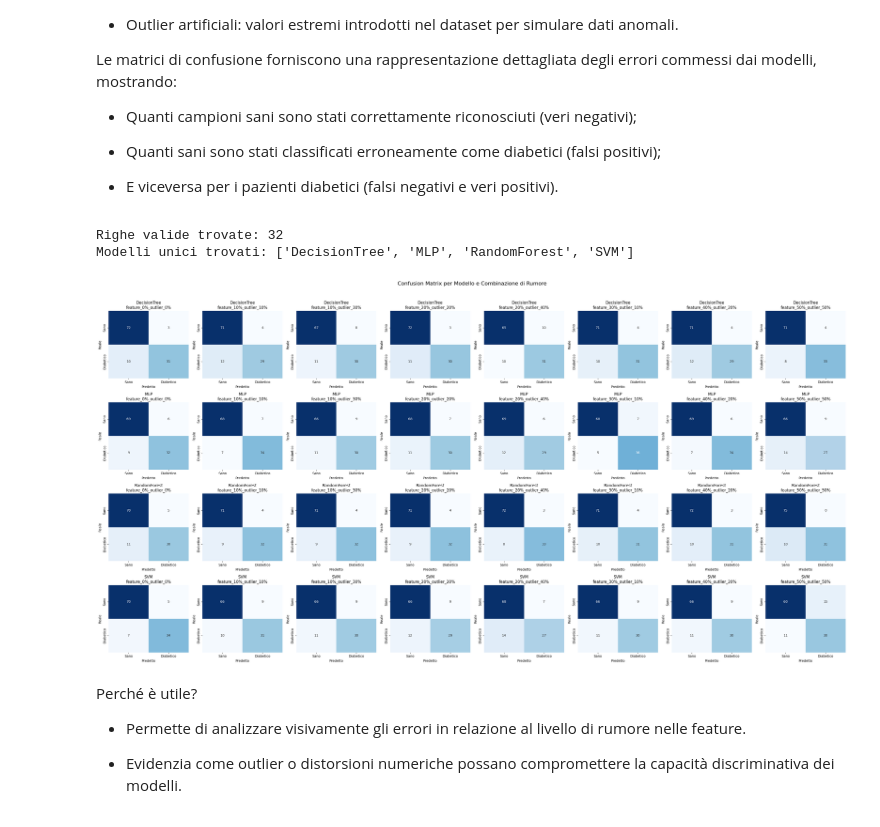
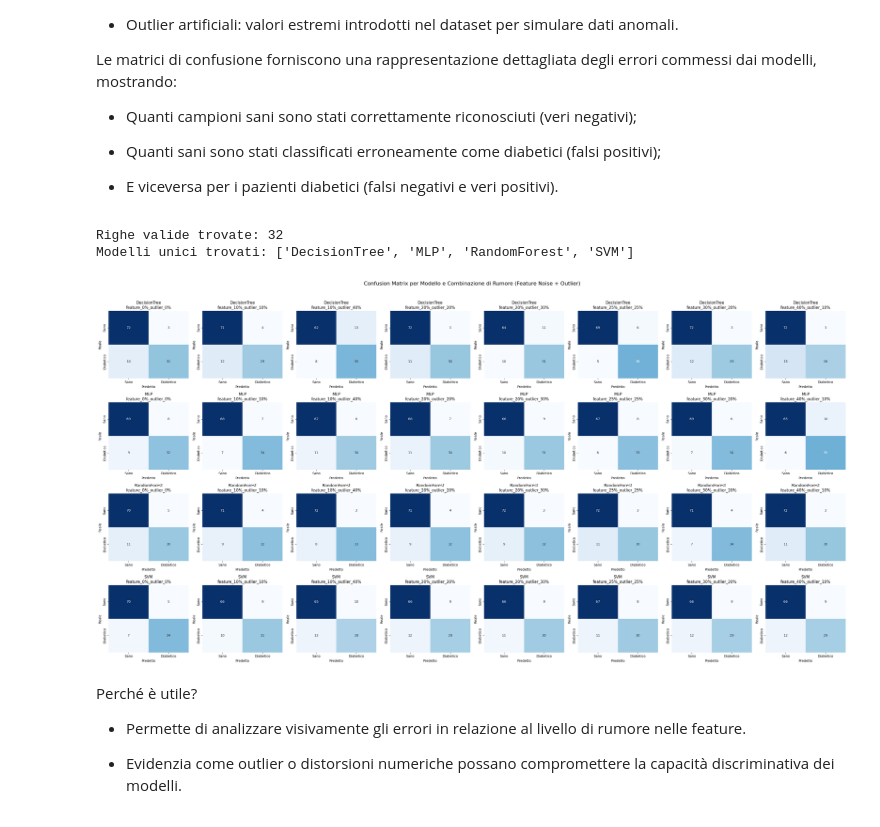
Before and after one commit to oleksandragolub/progetto-architettura-dati-with-ml, a Jupyter notebook: feature_noise_with_feature_outliers.ipynb, the cells around one changed output. Cells and saved outputs as stored; diff of their text form; code cells hidden in the pictures.

```diff
--- a/feature_noise_with_feature_outliers.ipynb
+++ b/feature_noise_with_feature_outliers.ipynb
@@ -1043,15 +1048,17 @@ cv = StratifiedKFold(n_splits=5, shuffle=True, random_state=42)
 
 all_results = []
 
+# Combinazioni FINO al 50% totale (feature + outliners <= 0.5)
 combinations = [
-    (0.0, 0.0),
-    (0.1, 0.1),
-    (0.2, 0.2),
-    (0.3, 0.1),
-    (0.1, 0.3),
-    (0.4, 0.2),
-    (0.2, 0.4),
-    (0.5, 0.5)
+    (0.0, 0.0),      # baseline
+    (0.10, 0.10),    # diagonale 20%
+    (0.20, 0.20),    # diagonale 40%
+    (0.25, 0.25),    # diagonale 50%
+
+    (0.30, 0.20),    # sbilanciate (sempre <= 0.5)
+    (0.20, 0.30),
+    (0.40, 0.10),
+    (0.10, 0.40),
 ]
 
 for feature_noise, outlier_noise in combinations:
@@ -1206,7 +1213,7 @@ Le matrici di confusione forniscono una rappresentazione dettagliata degli error
 - E viceversa per i pazienti diabetici (falsi negativi e veri positivi).
 # %%
 # Aggiungi colonna per CM valida
-results_df_feature_outliers["Noise"] = results_df_feature_outliers .apply(
+results_df_feature_outliers["Noise"] = results_df_feature_outliers.apply(
     lambda row: f"feature_{int(row['Feature_Noise_Level']*100)}%_outlier_{int(row['Outlier_Level']*100)}%",
     axis=1
 )
@@ -1219,9 +1226,9 @@ results_df_feature_outliers["has_cm"] = results_df_feature_outliers["Confusion_M
 # Filtra righe con CM valida
 pattern_valido = r"^feature_\d+%_outlier_\d+%$"
 
-valid_df = results_df_feature_outliers [
-    (results_df_feature_outliers ["has_cm"] == True) &
-    (results_df_feature_outliers ["Noise"].str.match(pattern_valido, na=False))
+valid_df = results_df_feature_outliers[
+    (results_df_feature_outliers["has_cm"] == True) &
+    (results_df_feature_outliers["Noise"].str.match(pattern_valido, na=False))
 ]
 
 # Ordina modelli e rumori combinati
@@ -1229,40 +1236,40 @@ modeli = sorted(valid_df["Model"].unique())
 
 def parse_noise_key(noise_str):
     parts = noise_str.split("_")
-    feature = int(parts[1][:-1])
-    outlier = int(parts[3][:-1])
+    feature = int(parts[1][:-1])   # estrae "10" da feature_10%
+    outlier = int(parts[3][:-1])   # estrae "20" da outlier_20%
     return (feature, outlier)
 
 rumori = sorted(valid_df["Noise"].unique(), key=parse_noise_key)
 
 print("Righe valide trovate:", len(valid_df))
 print("Modelli unici trovati:", modeli)
 
 # Griglia confusion matrix
 fig, axes = plt.subplots(len(modeli), len(rumori), figsize=(4*len(rumori), 4*len(modeli)))
 
 for i, model in enumerate(modeli):
     for j, noise in enumerate(rumori):
         ax = axes[i, j] if len(modeli) > 1 else axes[j]
         row = valid_df[(valid_df["Model"] == model) & (valid_df["Noise"] == noise)]
 
         if not row.empty:
             cm = row.iloc[0]["Confusion_Matrix"]
             sns.heatmap(cm, annot=True, fmt="d", cmap="Blues", cbar=False,
                         xticklabels=['Sano', 'Diabetico'],
                         yticklabels=['Sano', 'Diabetico'],
                         ax=ax)
             ax.set_title(f"{model}\n{noise}")
             ax.set_xlabel("Predetto")
             ax.set_ylabel("Reale")
 
-plt.suptitle("Confusion Matrix per Modello e Combinazione di Rumore", fontsize=16, y=1.02)
+plt.suptitle("Confusion Matrix per Modello e Combinazione di Rumore (Feature Noise + Outlier)", fontsize=16, y=1.02)
 plt.tight_layout()
 plt.show()
 # %% [output]
 Righe valide trovate: 32
 Modelli unici trovati: ['DecisionTree', 'MLP', 'RandomForest', 'SVM']
-[figure, old version]
+[figure, new version]
 # %% [markdown]
 Perché è utile?
 - Permette di analizzare visivamente gli errori in relazione al livello di rumore nelle feature.
```
Also changed, not shown: parts of 14 cells of this notebook.
